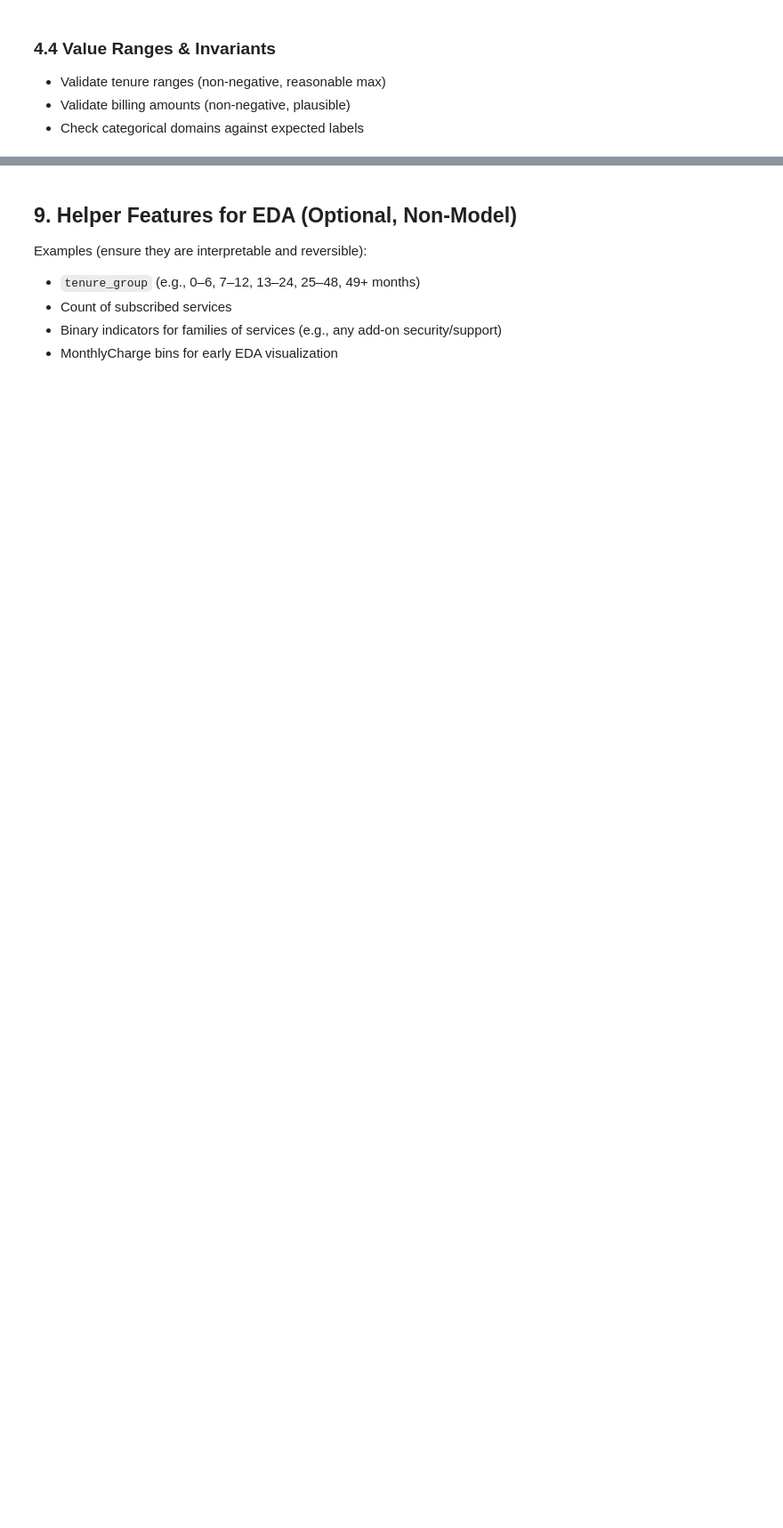
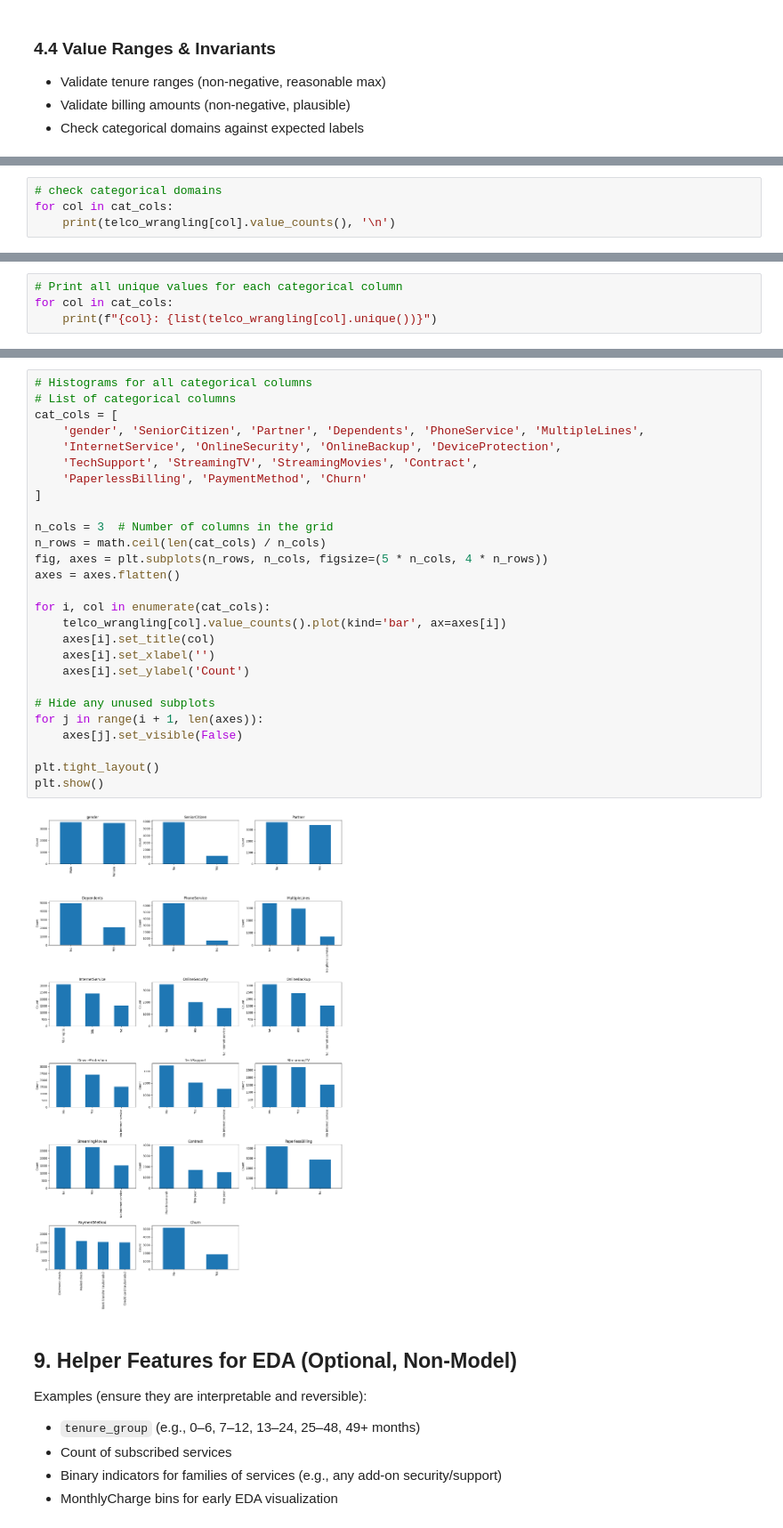
Before and after one commit to amschiltz/springboard_projects, a Jupyter notebook: Capstone_2/notebooks/01_telco_churn_data_wrangling_outline.ipynb, the cells around one changed output, grey strips where cells are left out. Shown at 89% size. Drawn from its saved outputs; the diff is of its cells as text; blank space fills up the shorter version.

```diff
--- a/Capstone_2/notebooks/01_telco_churn_data_wrangling_outline.ipynb
+++ b/Capstone_2/notebooks/01_telco_churn_data_wrangling_outline.ipynb
@@ -296,0 +327,4 @@ Examples to consider (document what you do and why):
+# %%
+# check categorical domains
+for col in cat_cols:
+    print(telco_wrangling[col].value_counts(), '\n')
@@ -309,0 +380,4 @@ For each affected column, specify:
+# %%
+# Print all unique values for each categorical column
+for col in cat_cols:
+    print(f"{col}: {list(telco_wrangling[col].unique())}")
@@ -316,3 +422,32 @@ For each affected column, specify:
+# %%
+# Histograms for all categorical columns
+# List of categorical columns
+cat_cols = [
+    'gender', 'SeniorCitizen', 'Partner', 'Dependents', 'PhoneService', 'MultipleLines',
+    'InternetService', 'OnlineSecurity', 'OnlineBackup', 'DeviceProtection',
+    'TechSupport', 'StreamingTV', 'StreamingMovies', 'Contract',
+    'PaperlessBilling', 'PaymentMethod', 'Churn'
+]
+
+n_cols = 3  # Number of columns in the grid
+n_rows = math.ceil(len(cat_cols) / n_cols)
+fig, axes = plt.subplots(n_rows, n_cols, figsize=(5 * n_cols, 4 * n_rows))
+axes = axes.flatten()
+
+for i, col in enumerate(cat_cols):
+    telco_wrangling[col].value_counts().plot(kind='bar', ax=axes[i])
+    axes[i].set_title(col)
+    axes[i].set_xlabel('')
+    axes[i].set_ylabel('Count')
+
+# Hide any unused subplots
+for j in range(i + 1, len(axes)):
+    axes[j].set_visible(False)
+
+plt.tight_layout()
+plt.show()
+# %% [output]
+[figure, added]
 # %% [markdown]
 ## 9. Helper Features for EDA (Optional, Non-Model)
 
```
Also changed, not shown: parts of 28 cells of this notebook, 2 other files.
